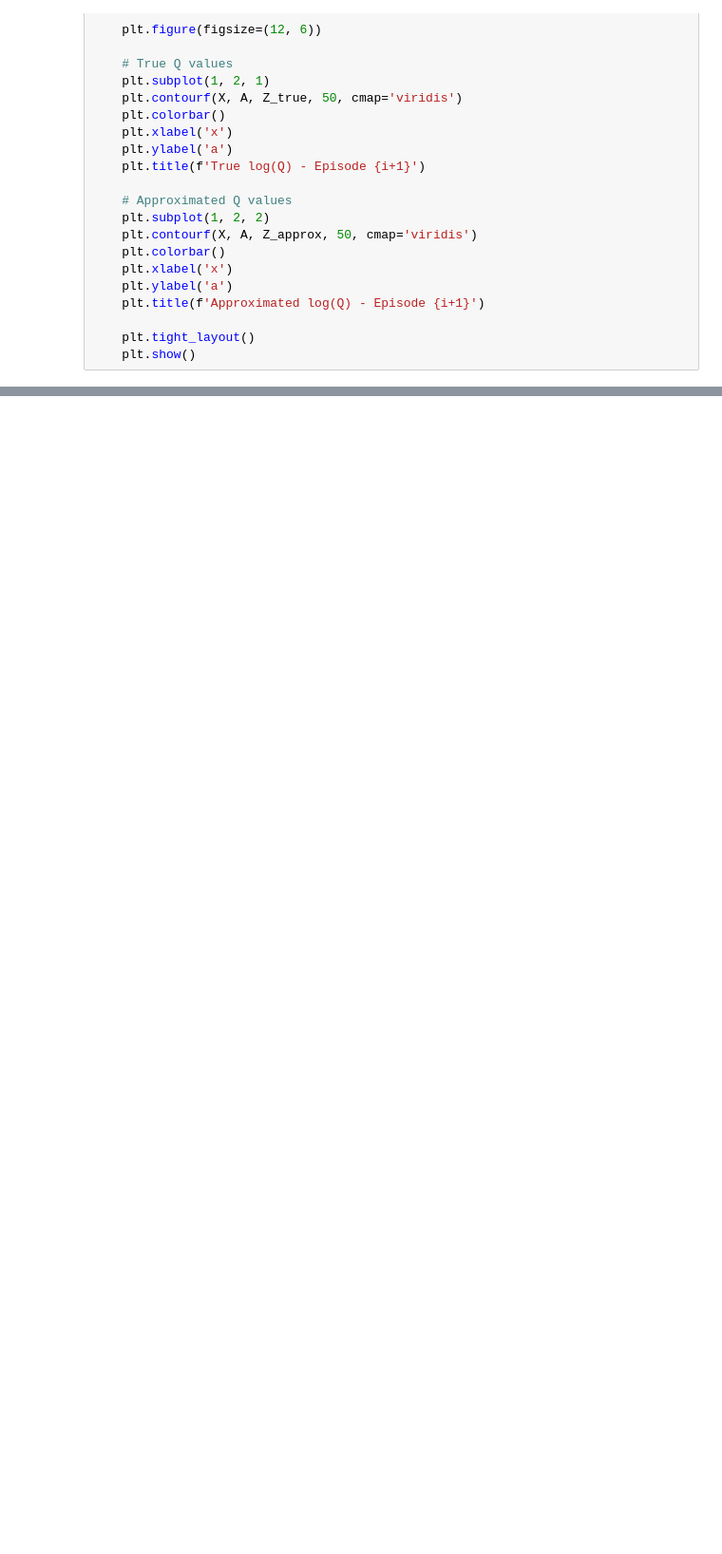
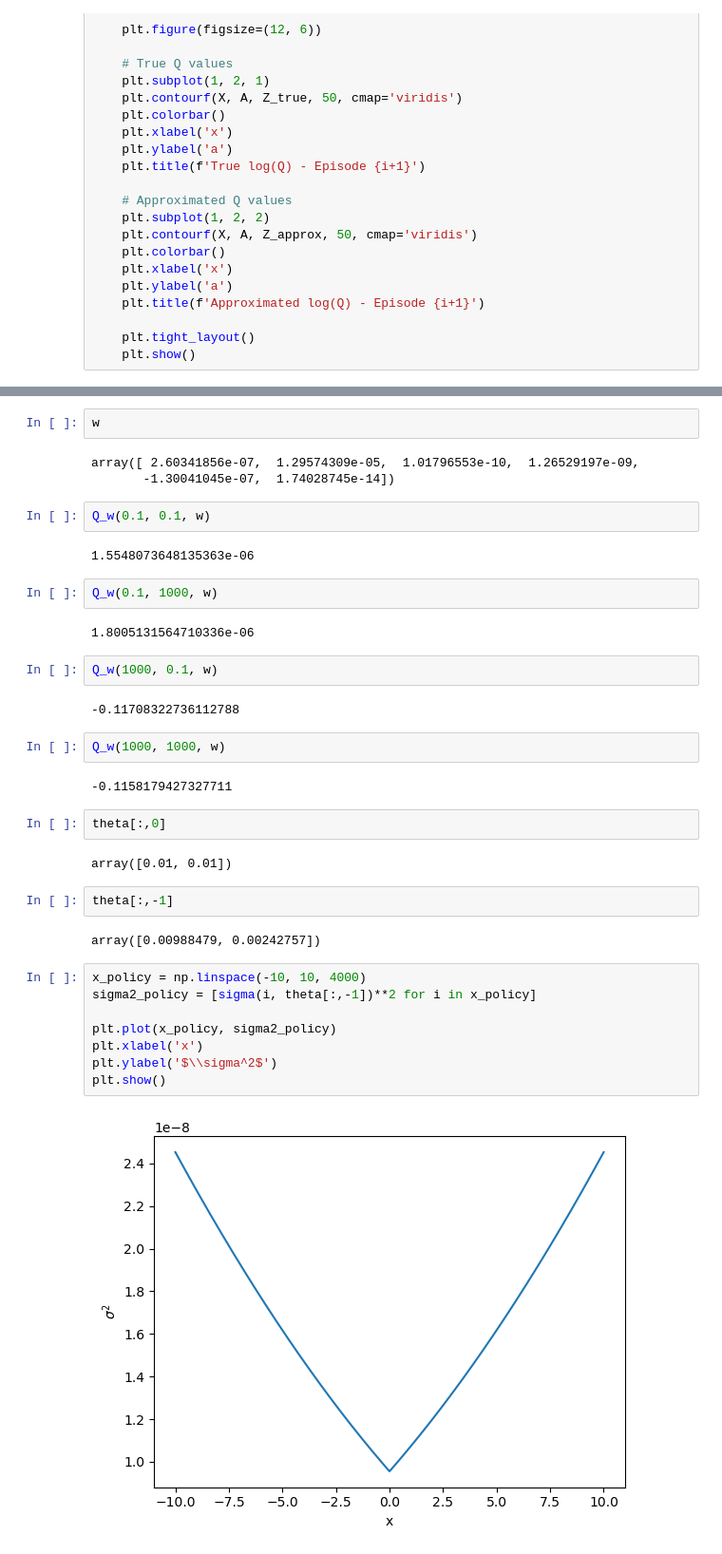
Before and after one commit to congyewang/Reinforcement-Learning-for-Adaptive-MCMC, a Jupyter notebook: Python/OLS_polynomial_rl.ipynb, the cells around one changed output, grey strips where cells are left out. Shown at 95% size. Cells and saved outputs as stored; diff of their text form; blank space fills up the shorter version.

```diff
--- a/Python/OLS_polynomial_rl.ipynb
+++ b/Python/OLS_polynomial_rl.ipynb
@@ -167,0 +166,39 @@ plt.show()
+# %%
+w
+# %% [output]
+array([ 2.60341856e-07,  1.29574309e-05,  1.01796553e-10,  1.26529197e-09,
+       -1.30041045e-07,  1.74028745e-14])
+# %%
+Q_w(0.1, 0.1, w)
+# %% [output]
+1.5548073648135363e-06
+# %%
+Q_w(0.1, 1000, w)
+# %% [output]
+1.8005131564710336e-06
+# %%
+Q_w(1000, 0.1, w)
+# %% [output]
+-0.11708322736112788
+# %%
+Q_w(1000, 1000, w)
+# %% [output]
+-0.1158179427327711
+# %%
+theta[:,0]
+# %% [output]
+array([0.01, 0.01])
+# %%
+theta[:,-1]
+# %% [output]
+array([0.00988479, 0.00242757])
+# %%
+x_policy = np.linspace(-10, 10, 4000)
+sigma2_policy = [sigma(i, theta[:,-1])**2 for i in x_policy]
+
+plt.plot(x_policy, sigma2_policy)
+plt.xlabel('x')
+plt.ylabel('$\\sigma^2$')
+plt.show()
+# %% [output]
+[figure, added]
```
Also changed, not shown: parts of 2 cells of this notebook, 3 other files.
